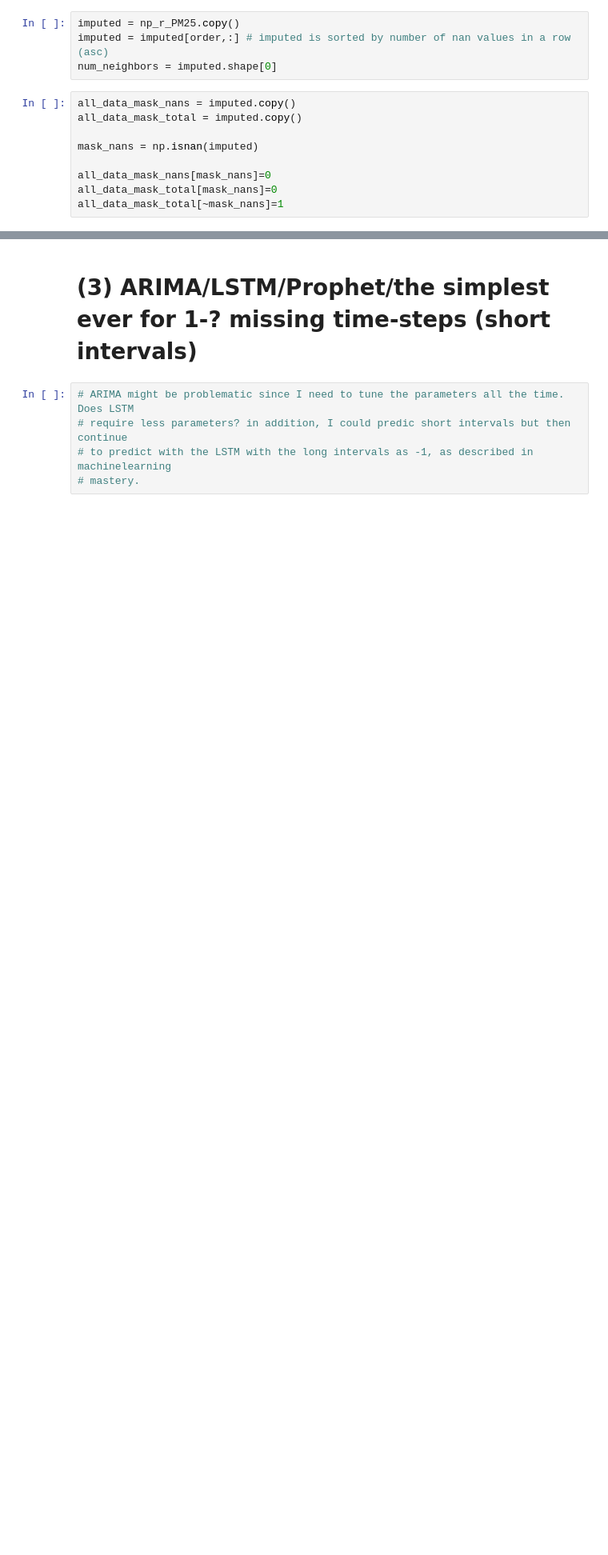
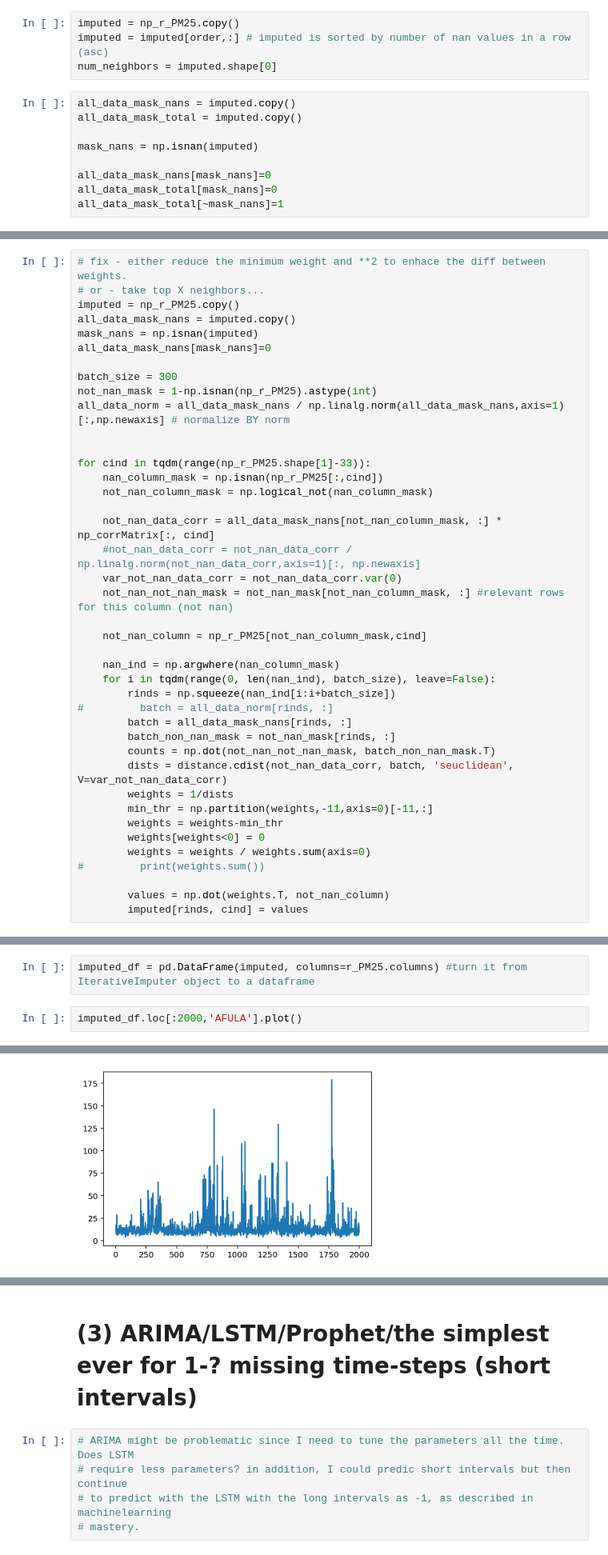
Before and after one commit to iditbela2/Broday_notebooks, a Jupyter notebook: data_imputation_all_methods.ipynb, the cells around one changed output, grey strips where cells are left out. Shown at 80% size. Drawn from its saved outputs; the diff is of its cells as text; blank space fills up the shorter version.

```diff
--- a/data_imputation_all_methods.ipynb
+++ b/data_imputation_all_methods.ipynb
@@ -425,0 +501,41 @@ array([75775, 74296, 74298, ..., 89731, 88788, 79027])
+# %%
+# fix - either reduce the minimum weight and **2 to enhace the diff between weights.
+# or - take top X neighbors...
+imputed = np_r_PM25.copy()
+all_data_mask_nans = imputed.copy()
+mask_nans = np.isnan(imputed)
+all_data_mask_nans[mask_nans]=0
+
+batch_size = 300
+not_nan_mask = 1-np.isnan(np_r_PM25).astype(int)
+all_data_norm = all_data_mask_nans / np.linalg.norm(all_data_mask_nans,axis=1)[:,np.newaxis] # normalize BY norm
+
+
+for cind in tqdm(range(np_r_PM25.shape[1]-33)):
+    nan_column_mask = np.isnan(np_r_PM25[:,cind])
+    not_nan_column_mask = np.logical_not(nan_column_mask)
+
+    not_nan_data_corr = all_data_mask_nans[not_nan_column_mask, :] * np_corrMatrix[:, cind]
+    #not_nan_data_corr = not_nan_data_corr / np.linalg.norm(not_nan_data_corr,axis=1)[:, np.newaxis]
+    var_not_nan_data_corr = not_nan_data_corr.var(0)
+    not_nan_not_nan_mask = not_nan_mask[not_nan_column_mask, :] #relevant rows for this column (not nan)
+
+    not_nan_column = np_r_PM25[not_nan_column_mask,cind]
+
+    nan_ind = np.argwhere(nan_column_mask)
+    for i in tqdm(range(0, len(nan_ind), batch_size), leave=False):
+        rinds = np.squeeze(nan_ind[i:i+batch_size])
+#         batch = all_data_norm[rinds, :]
+        batch = all_data_mask_nans[rinds, :]
+        batch_non_nan_mask = not_nan_mask[rinds, :]
+        counts = np.dot(not_nan_not_nan_mask, batch_non_nan_mask.T)
+        dists = distance.cdist(not_nan_data_corr, batch, 'seuclidean', V=var_not_nan_data_corr)
+        weights = 1/dists
+        min_thr = np.partition(weights,-11,axis=0)[-11,:]
+        weights = weights-min_thr
+        weights[weights<0] = 0
+        weights = weights / weights.sum(axis=0)
+#         print(weights.sum())
+
+        values = np.dot(weights.T, not_nan_column)
+        imputed[rinds, cind] = values
@@ -425,0 +599,5 @@ array([75775, 74296, 74298, ..., 89731, 88788, 79027])
+# %%
+imputed_df = pd.DataFrame(imputed, columns=r_PM25.columns) #turn it from IterativeImputer object to a dataframe
+# %%
+imputed_df.loc[:2000,'AFULA'].plot()
+# %% [output]
@@ -425,0 +605 @@ array([75775, 74296, 74298, ..., 89731, 88788, 79027])
+[figure, added]
```
Also changed, not shown: parts of 34 cells of this notebook.
